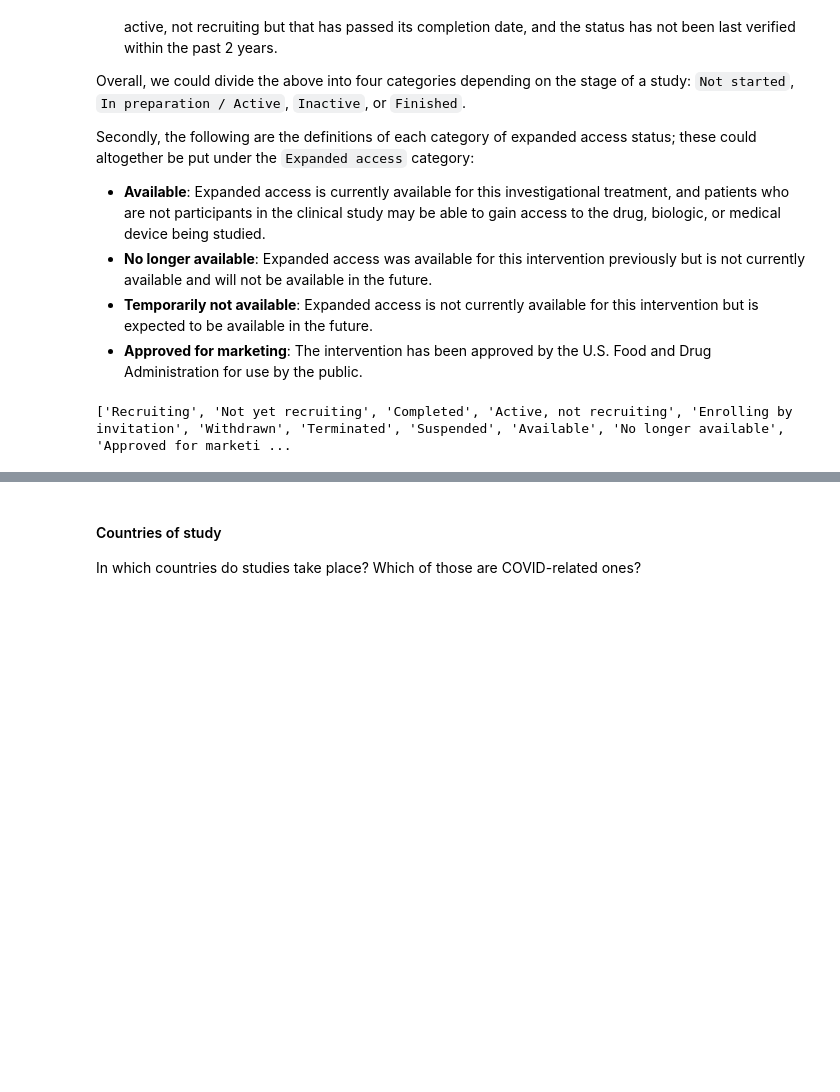
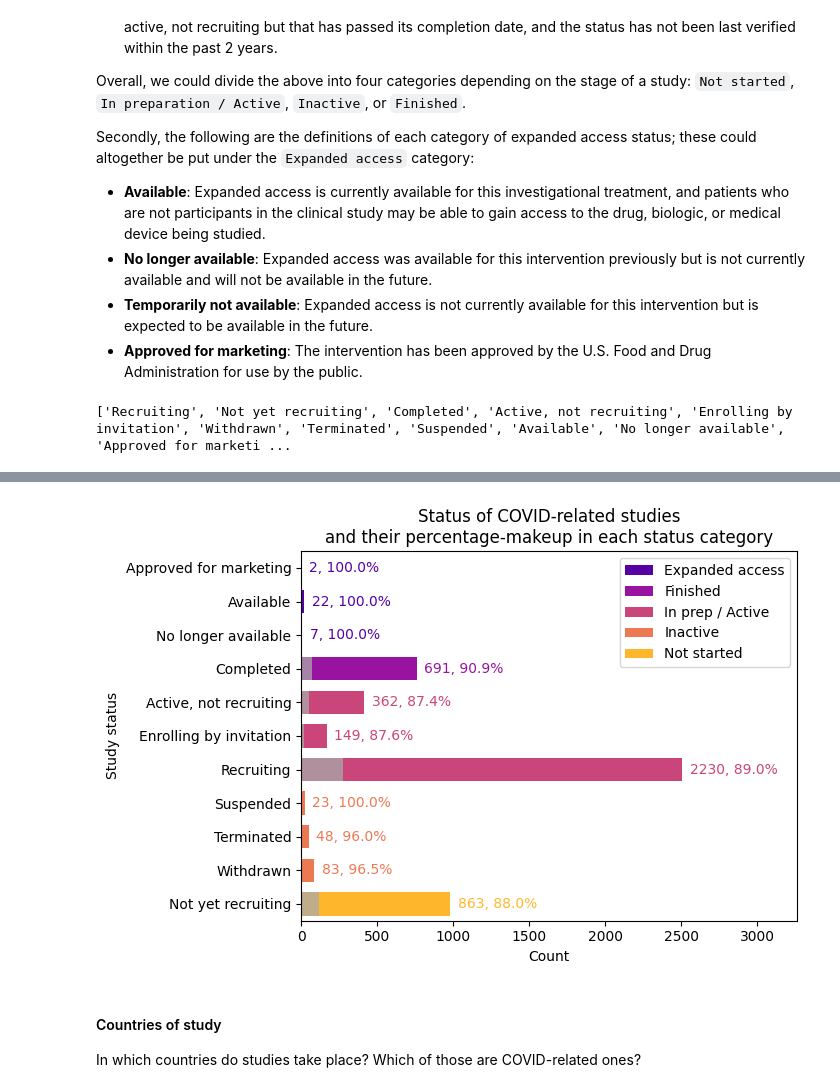
Before and after one commit to chels-kim/kaggle-covid-clintri, a Jupyter notebook: kaggle-covid-clintri/COVID-19 Clinical Trials.ipynb, the cells around one changed output, grey strips where cells are left out. Saved outputs shown, nothing was run; the diff lists cells and outputs as text; code cells hidden in the pictures; blank space fills up the shorter version.

Commit message:
March 4th Update 2: Finally made the stacked horizontal bar chart work and be formatted the way I wanted it!! Wrote a custom function to be able to reproduce it later as well.

```diff
--- a/kaggle-covid-clintri/COVID-19 Clinical Trials.ipynb
+++ b/kaggle-covid-clintri/COVID-19 Clinical Trials.ipynb
@@ -597,14 +598,0 @@ grouped_status
-# %%
-
-# Plot stacked horizontal bar chart
-ax = grouped_status.plot(kind='barh', stacked=True,
-                              ylabel='Study status',
-                              title='The status of COVID-related studies',
-                              legend=False)
-
-# Set labels
-xlabel = grouped_status.index.get_level_values(1).to_list()
-_ = ax.set_yticklabels(xlabel)
-
-
-# Colour each group, highlighting COVID-related ones with more saturation
@@ -613,3 +599,86 @@ _ = ax.set_yticklabels(xlabel)
+# %%
+def mybarh_stacked_df(df, ylabel, title, colToHighlight = 1, colourmap='plasma', xlabel='Count'):
+    '''
+    Plots a stacked horizontal bar graph using a dataframe with multiIndex. DataFrame must contain two columns of data.
+    The second column's data gets highlighted by default unless specified as parameter.
+    :param df: dataframe name
+    :param ylabel: vertical axis (categorical) label
+    :param title: title of plot
+    :param colToHighlight: column to highlight; default second column
+    :param colourmap: colourmap of choice; default 'plasma'
+    :param xlabel: horizontal axis label; default 'count'
+    :return: the stacked horizontal bar plot.
+    '''
+
+    plt.rcdefaults()
+    ax = grouped_status.plot(kind='barh', stacked=True,
+                             title=title,
+                             legend=False)
+
+    multInd = df.index
+    cat_labels = multInd.unique(level=1).to_list()
+    cat_groups = multInd.unique(level=0).to_list()
+    counts = df.values
+
+    # Set axes and labels
+    ax.set_xlabel(xlabel)
+    ax.set_ylabel(ylabel)
+    ax.set_yticklabels(cat_labels)
+    ax.invert_yaxis()  # labels read top-to-bottom
+    ax.set_title(title)
+
+    _, xmax = plt.xlim()
+    xmax *= 1.24
+    plt.xlim(0, xmax)
+
+    # Colours and formatting
+    patches = np.array(ax.patches)
+    patches = patches.reshape((2, int(len(patches)/2)))
+
+    colours = data_color(len(cat_groups), colourmap)
+
+    # label the column being highlighted
+    for i, c in enumerate(df.sum(axis=1).to_list()):
+        # need value itself and the percentage
+        value = counts[i,colToHighlight]
+        pct = value / np.nansum(counts[i,:]) * 100
+        ax.text(c + xmax*0.015, i,
+            '{:.0f}, {:.1f}%'.format(value, pct),
+            color=colours[cat_groups.index(multInd.get_level_values(0)[i])], ha='left', va='center')
+
+    col1 = df.columns[1-colToHighlight]
+    col2 = df.columns[colToHighlight]
+
+    newColourInd = []
+    colourInd = -100
+
+    for (idx1,idx2), patch in np.ndenumerate(patches):
+        multiIndex_firstLevelval = multInd.get_level_values(0)[idx2]
+        colourInd_updated = cat_groups.index(multiIndex_firstLevelval)
+        if colourInd_updated != colourInd:
+            newColourInd.append(idx2)
+
+        colourInd = colourInd_updated
+
+        if idx1 == col1:
+            alpha = 0.5
+        elif idx1 == col2:
+            alpha = 1
+
+        patch.set_facecolor(colours[colourInd] * alpha)
+        patch.set_y( patch.get_y()-0.1 )
+        patch.set_height(0.7)
+
+    ax.legend(patches[colToHighlight,newColourInd],cat_groups)
+
+    return plt.show()
+
+# Plot stacked horizontal bar chart
+mybarh_stacked_df(grouped_status, ylabel='Study status',
+                  title='Status of COVID-related studies\n'
+                        'and their percentage-makeup in each status category')
+# %% [output]
+[figure, added]
 # %% [markdown]
 
 
```
Also changed, not shown: parts of 2 cells of this notebook.
